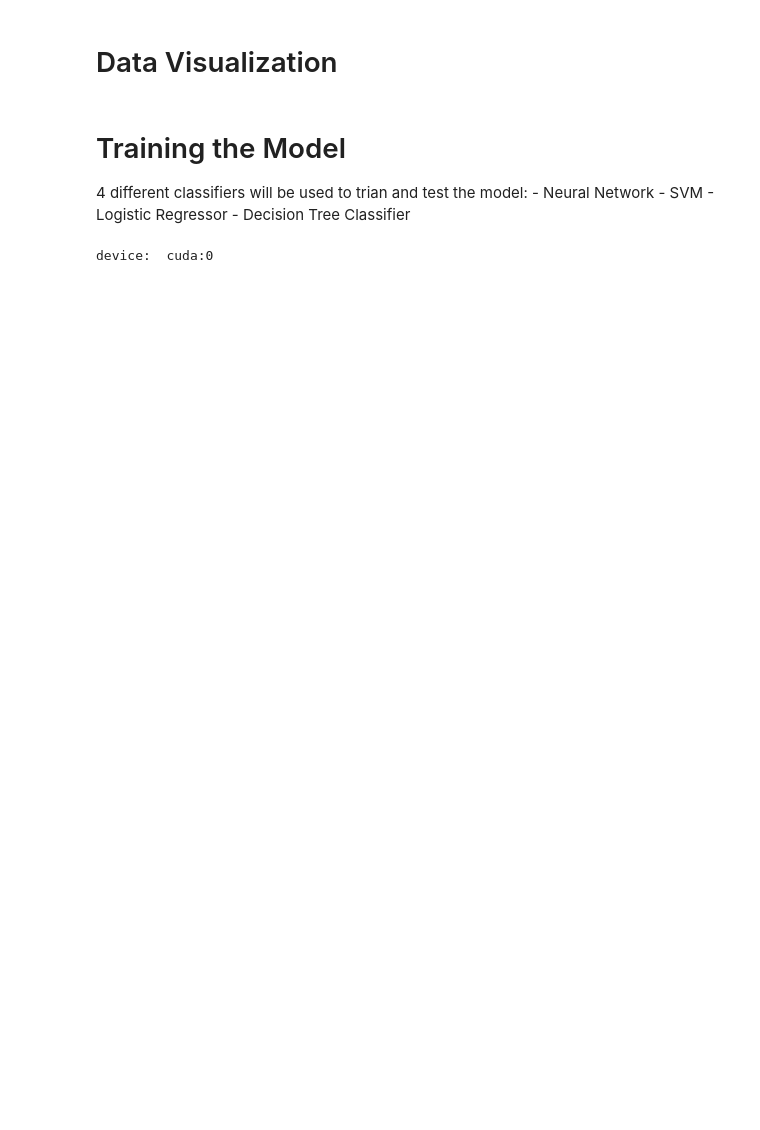
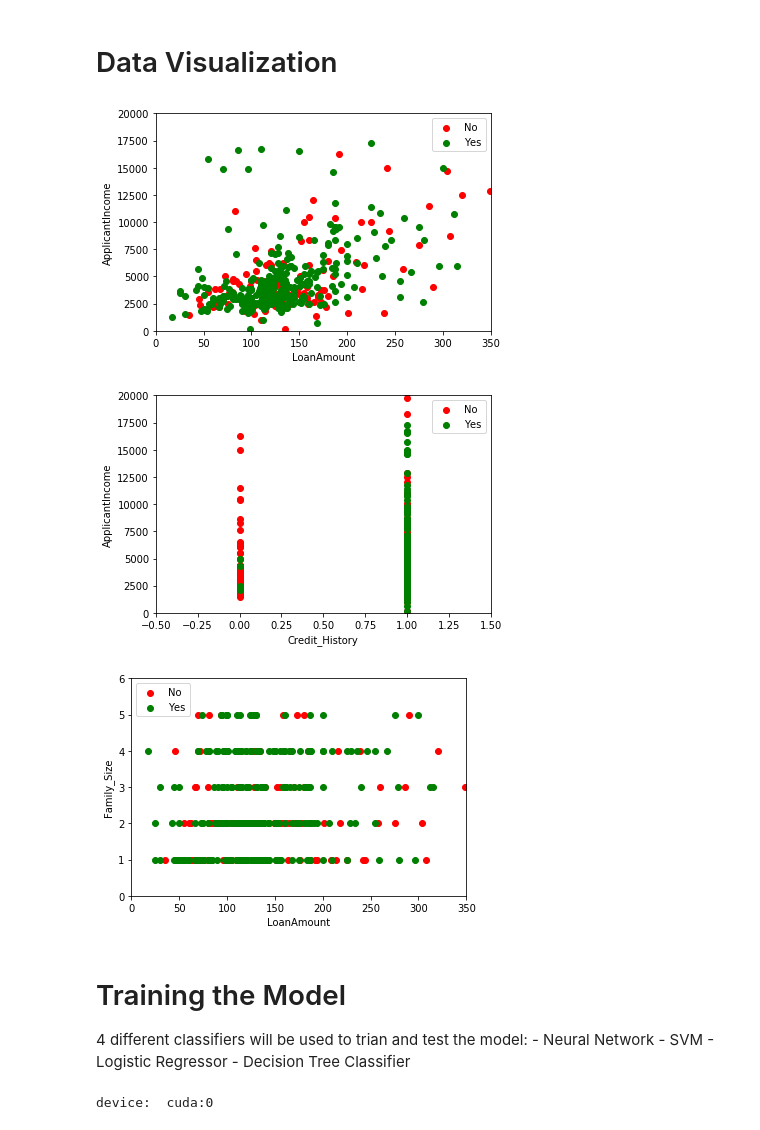
Before and after one commit to maxnbf/Personal-Loans-Model, a Jupyter notebook: project.ipynb, the cells around one changed output. Saved outputs shown, nothing was run; the diff lists cells and outputs as text; code cells hidden in the pictures; blank space fills up the shorter version.

```diff
--- a/project.ipynb
+++ b/project.ipynb
@@ -186,51 +188,38 @@ random_forest_selection(num_features, features, target)
 # %%
 def plot_data(f1, xlim, f2, ylim, target):
     x_t0 = []
     x_t1 = []
     for x1, x2, y in zip(df[f1], df[f2], target):
         if y == 0:
             x_t0.append([x1, x2])
         else:
             x_t1.append([x1, x2])
 
     x_t0 = np.array(x_t0)
     x_t1 = np.array(x_t1)
 
     plt.scatter(x_t0[:,0], x_t0[:,1], color='red', label='No', marker='o')
     plt.scatter(x_t1[:,0], x_t1[:,1], color='green', label='Yes', marker="o")
 
 
     plt.legend()
     plt.xlabel(f1)
     plt.ylabel(f2)
     ax = plt.gca()
     ax.autoscale(False)
 
     plt.xlim(xlim)
     plt.ylim(ylim)
     plt.show()
 
 
-#plot_data("LoanAmount", [0, 350], "ApplicantIncome", [0, 20000], target)
-#plot_data("Credit_History", [-.5, 1.5], "ApplicantIncome", [0, 20000], target)
-#plot_data("LoanAmount", [0, 350], "Family_Size", [0, 6], target)
-
-#
-# SHOULD CONSIDER MAKING Line/Bar graphs where x axis is a feature and y axis is percent of loans accepted at that feature value. This is for the features with only values of 0,1,2,3
-#
-
-# fig = plt.figure()
-# ax = fig.add_axes([0,0,1,1])
-# ax.bar(df["Family_Size"], perc_target)
-# plt.show()
-
-# for i in range(5):
-#     #fam_size = df.loc[df["Family_Size"] == i, target]
-#     iter = "Family_Size == " + str(i)
-#     fam_size = df.query(iter)
-#     perc_target = sum(fam_size) / len(fam_size)
-
-# #print(perc_target)
+plot_data("LoanAmount", [0, 350], "ApplicantIncome", [0, 20000], target)
+plot_data("Credit_History", [-.5, 1.5], "ApplicantIncome", [0, 20000], target)
+plot_data("LoanAmount", [0, 350], "Family_Size", [0, 6], target)
+# %% [output]
+[figure, added]
+[figure, added]
+[figure, added]
 # %% [markdown]
 # Training the Model
 
```
Also changed, not shown: parts of 13 cells of this notebook.
